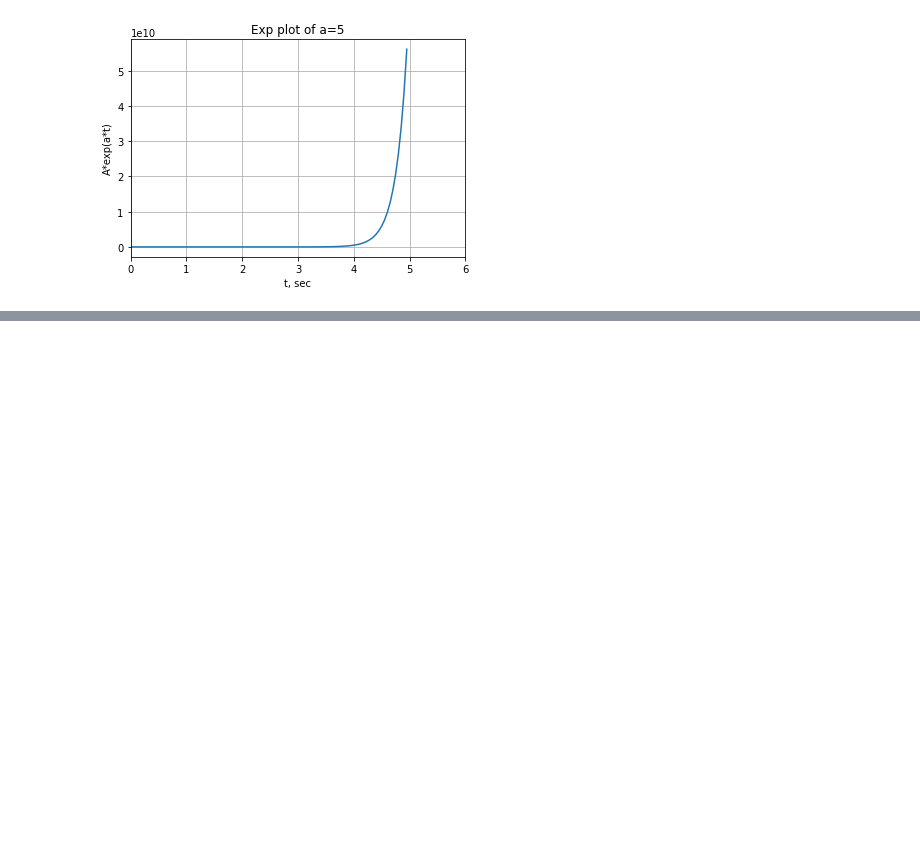
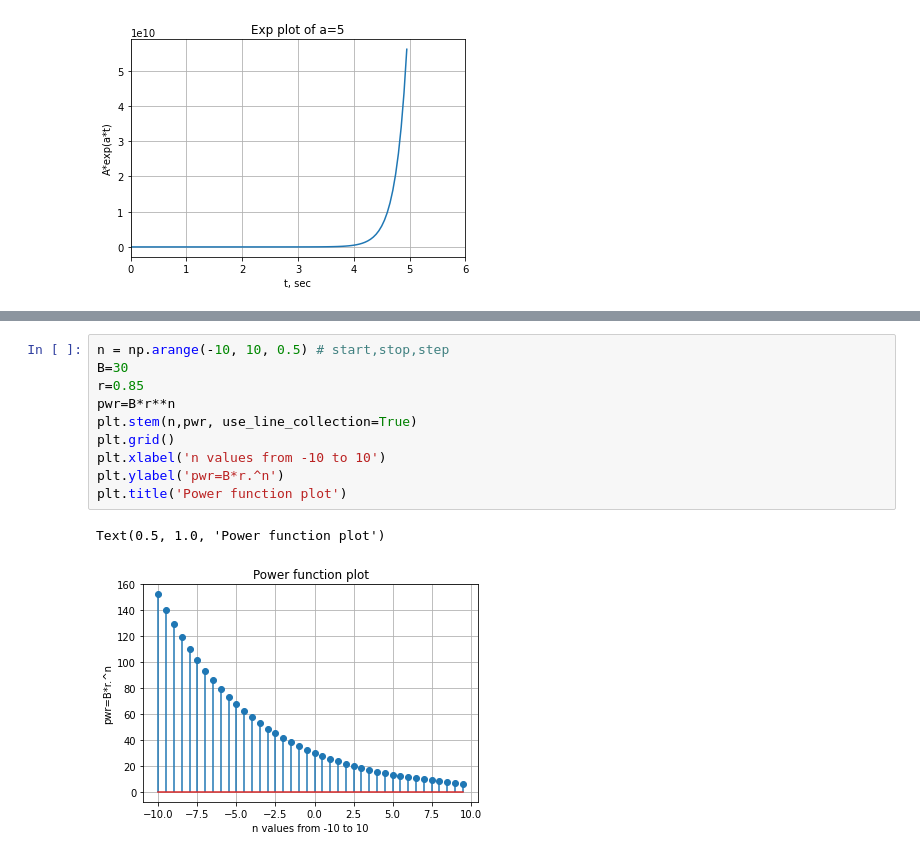
Before and after one commit to Anniegavr/Signal_Processing, a Jupyter notebook: SP_Lab1.ipynb, the cells around one changed output, grey strips where cells are left out. Drawn from its saved outputs; the diff is of its cells as text; blank space fills up the shorter version.

```diff
--- a/SP_Lab1.ipynb
+++ b/SP_Lab1.ipynb
@@ -296,0 +311,13 @@ Text(0.5, 1.0, 'Exp plot of a=-5')
+# %%
+n = np.arange(-10, 10, 0.5) # start,stop,step
+B=30
+r=0.85
+pwr=B*r**n
+plt.stem(n,pwr, use_line_collection=True)
+plt.grid()
+plt.xlabel('n values from -10 to 10')
+plt.ylabel('pwr=B*r.^n')
+plt.title('Power function plot')
+# %% [output]
+Text(0.5, 1.0, 'Power function plot')
+[figure, added]
```
Also changed, not shown: parts of 10 cells of this notebook.
